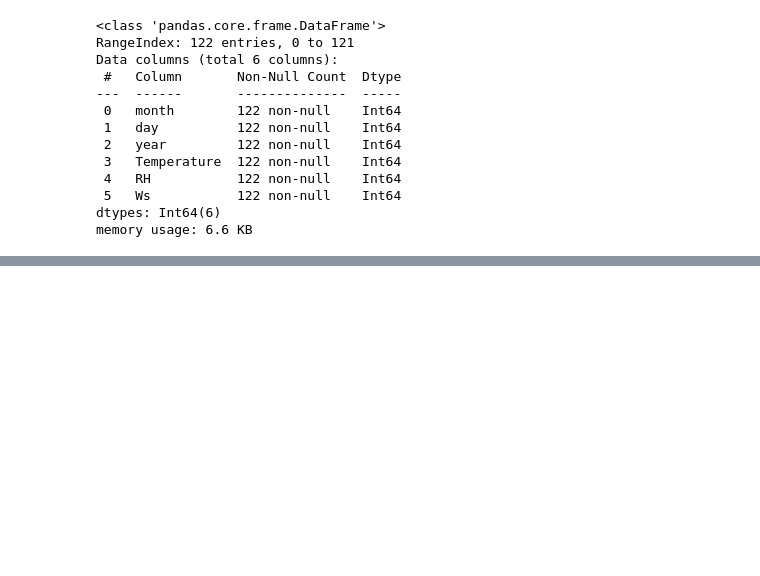
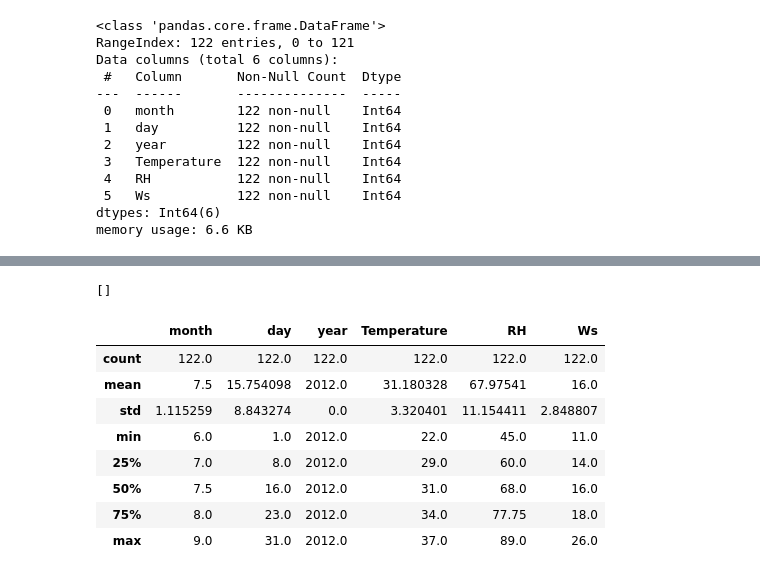
Before and after one commit to Raimal-Raja/DataScience-ML-DL-NLP, a Jupyter notebook: Ridge, Lasso Regression/1_data_cleaning.ipynb, the cells around one changed output, grey strips where cells are left out. Drawn from its saved outputs; the diff is of its cells as text; code cells hidden in the pictures; blank space fills up the shorter version.

```diff
--- a/Ridge, Lasso Regression/1_data_cleaning.ipynb
+++ b/Ridge, Lasso Regression/1_data_cleaning.ipynb
@@ -257,0 +260,6 @@ memory usage: 6.6 KB
+# %%
+objects = [features for features in df.columns if df[features].dtypes=='O']
+# %%
+for i in objects:
+    if i!= 'Classes':
+        df[i] = df[i].astype(float)
@@ -257,0 +282,16 @@ memory usage: 6.6 KB
+# %%
+objects
+# %% [output]
+[]
+# %%
+df.describe()
+# %% [output]
+|  | month | day | year | Temperature | RH | Ws |
+| count | 122.0 | 122.0 | 122.0 | 122.0 | 122.0 | 122.0 |
+| mean | 7.5 | 15.754098 | 2012.0 | 31.180328 | 67.97541 | 16.0 |
+| std | 1.115259 | 8.843274 | 0.0 | 3.320401 | 11.154411 | 2.848807 |
+| min | 6.0 | 1.0 | 2012.0 | 22.0 | 45.0 | 11.0 |
+| 25% | 7.0 | 8.0 | 2012.0 | 29.0 | 60.0 | 14.0 |
+| 50% | 7.5 | 16.0 | 2012.0 | 31.0 | 68.0 | 16.0 |
+| 75% | 8.0 | 23.0 | 2012.0 | 34.0 | 77.75 | 18.0 |
+| max | 9.0 | 31.0 | 2012.0 | 37.0 | 89.0 | 26.0 |
```
Also changed, not shown: parts of 2 cells of this notebook.
